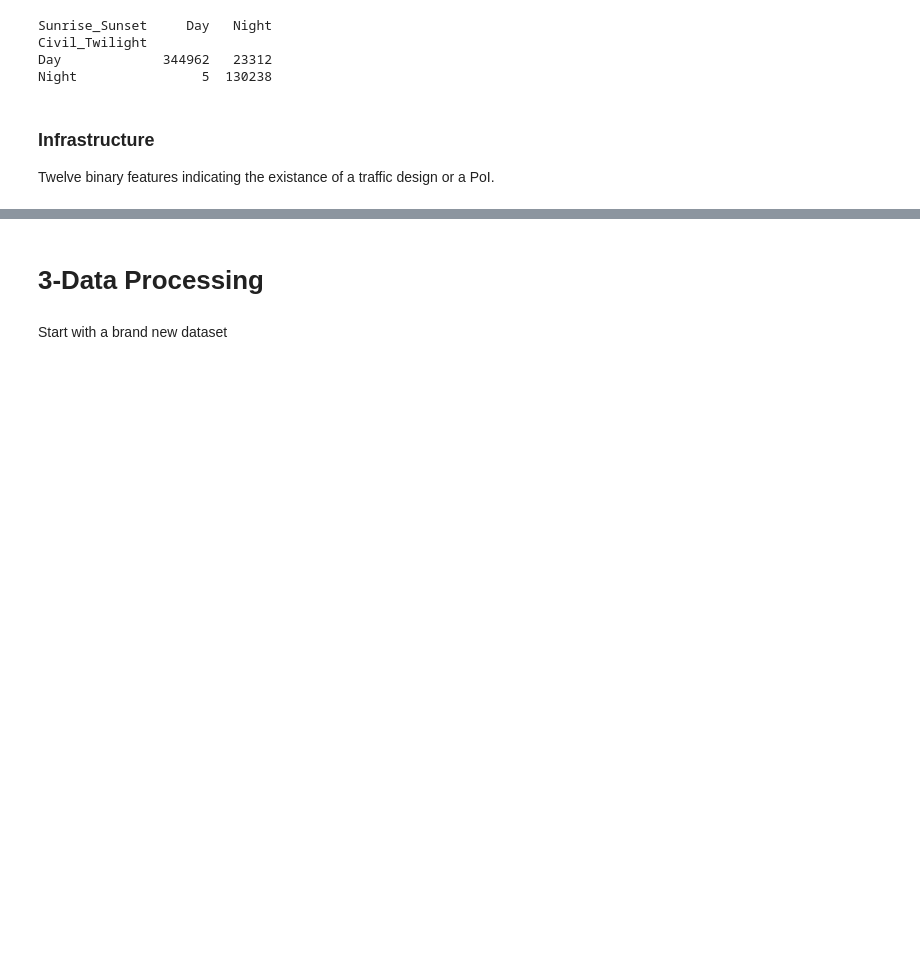
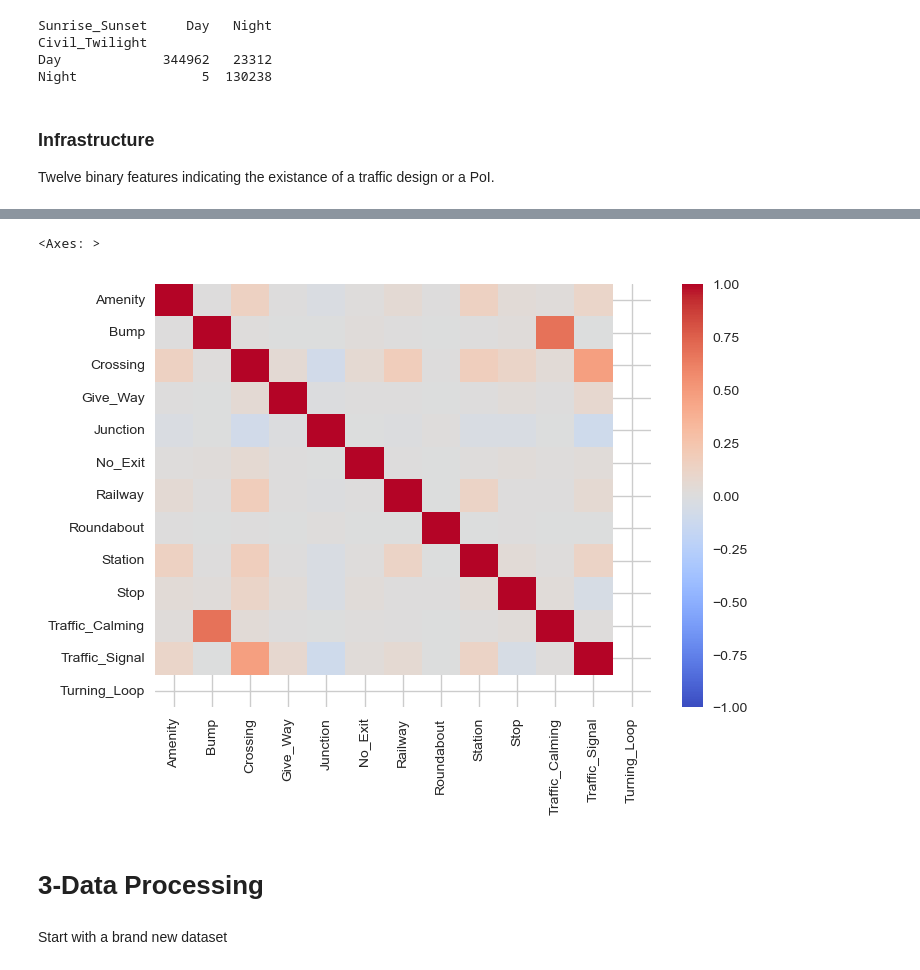
Before and after one commit to gpo2105/Capstone_1, a Jupyter notebook: Draft.ipynb, the cells around one changed output, grey strips where cells are left out. Drawn from its saved outputs; the diff is of its cells as text; code cells hidden in the pictures; blank space fills up the shorter version.

```diff
--- a/Draft.ipynb
+++ b/Draft.ipynb
@@ -628,5 +835,8 @@ data[infrastructures].sum()
 # %%
-data[infrastructures].corr()
+sns.heatmap(data[infrastructures].corr(),vmin=-1,vmax=1,cmap='coolwarm');
+# %% [output]
+<Axes: >
+[figure, added]
 # %% [markdown]
 # 3-Data Processing
 # %% [markdown]
```
Also changed, not shown: parts of 98 cells of this notebook.
